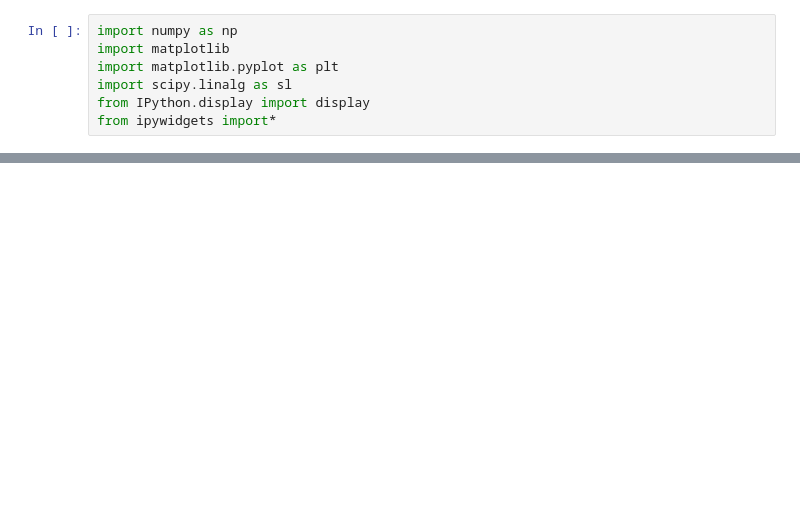
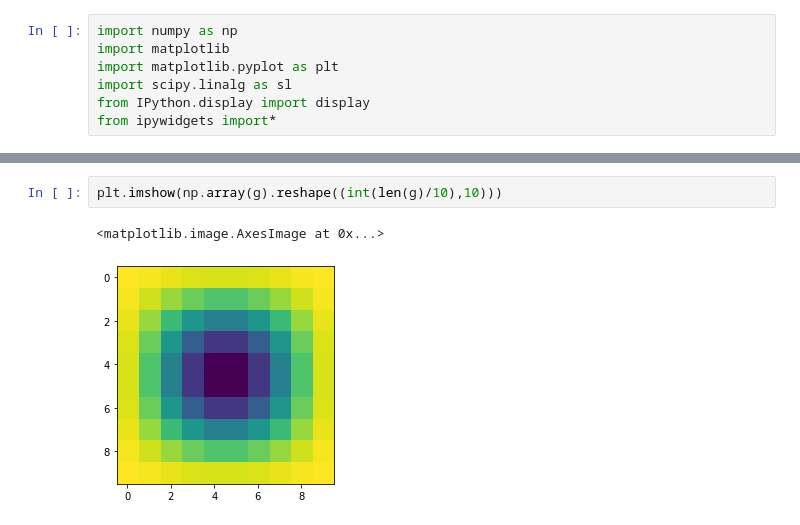
Before and after one commit to portikattila/quantum-transport, a Jupyter notebook: qwz.ipynb, the cells around one changed output, grey strips where cells are left out. Cells and saved outputs as stored; diff of their text form; blank space fills up the shorter version.

```diff
--- a/qwz.ipynb
+++ b/qwz.ipynb
@@ -345,0 +380,5 @@ interactive(children=(IntSlider(value=200, description='n', max=400), Output()),
+# %%
+plt.imshow(np.array(g).reshape((int(len(g)/10),10)))
+# %% [output]
+<matplotlib.image.AxesImage at 0x...>
+[figure, added]
```
Also changed, not shown: parts of 16 cells of this notebook.
